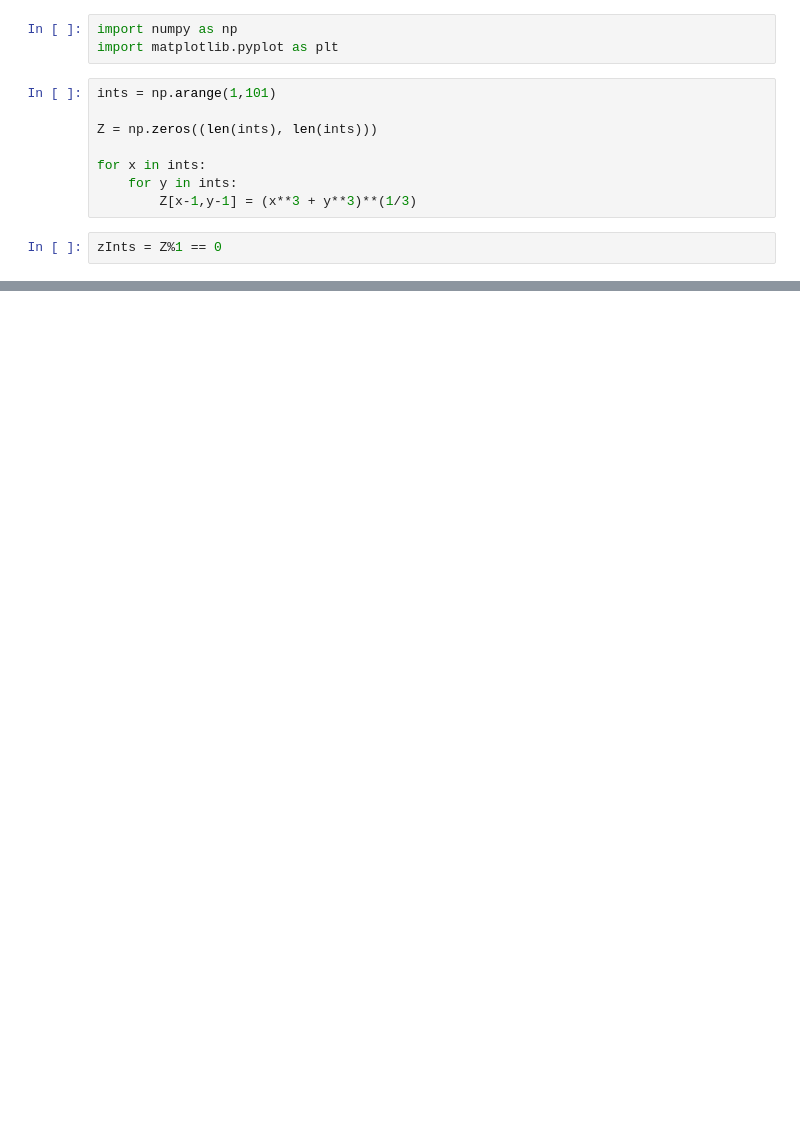
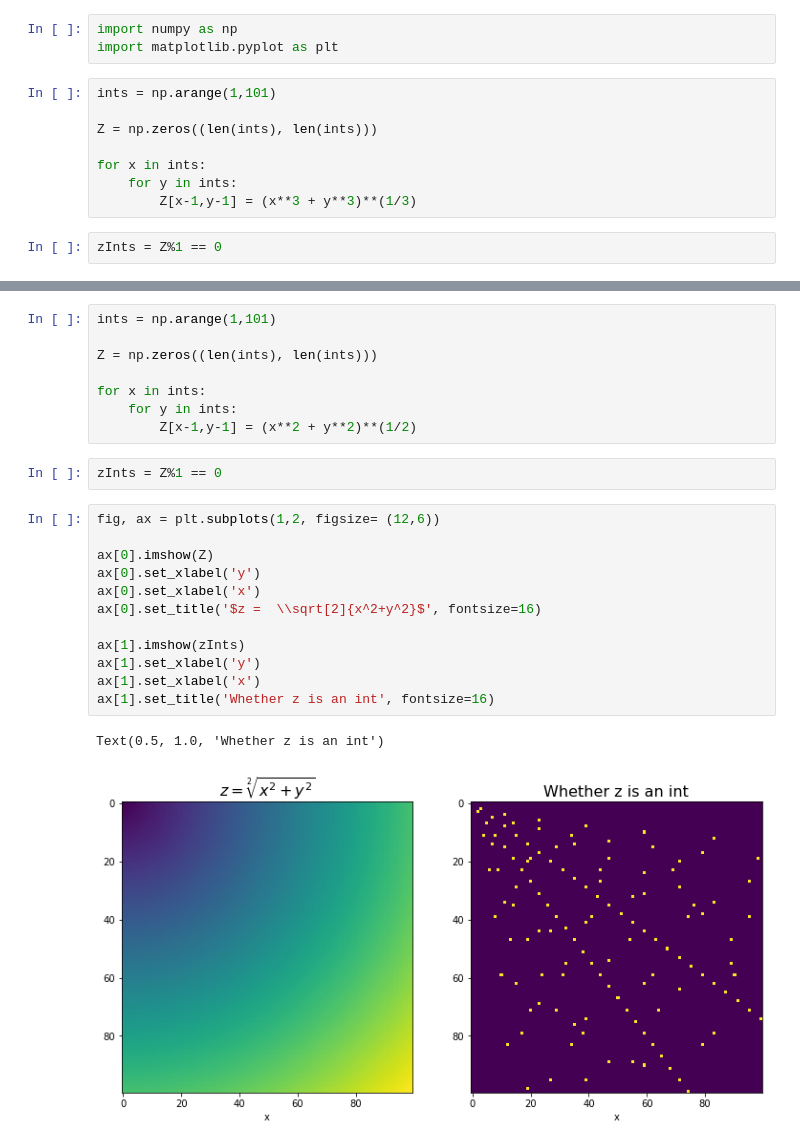
Before and after one commit to danireysan/pymath, a Jupyter notebook: Number Theory/Fermat's last theorem.ipynb, the cells around one changed output, grey strips where cells are left out. Saved outputs shown, nothing was run; the diff lists cells and outputs as text; blank space fills up the shorter version.

```diff
--- a/Number Theory/Fermat's last theorem.ipynb
+++ b/Number Theory/Fermat's last theorem.ipynb
@@ -27,0 +35,25 @@ in other words, there are no whole number solutions to the equation that is grea
+# %%
+ints = np.arange(1,101)
+
+Z = np.zeros((len(ints), len(ints)))
+
+for x in ints:
+    for y in ints:
+        Z[x-1,y-1] = (x**2 + y**2)**(1/2)
+# %%
+zInts = Z%1 == 0
+# %%
+fig, ax = plt.subplots(1,2, figsize= (12,6))
+
+ax[0].imshow(Z)
+ax[0].set_xlabel('y')
+ax[0].set_xlabel('x')
+ax[0].set_title('$z =  \\sqrt[2]{x^2+y^2}$', fontsize=16)
+
+ax[1].imshow(zInts)
+ax[1].set_xlabel('y')
+ax[1].set_xlabel('x')
+ax[1].set_title('Whether z is an int', fontsize=16)
+# %% [output]
+Text(0.5, 1.0, 'Whether z is an int')
+[figure, added]
```
Also changed, not shown: parts of 4 cells of this notebook.
